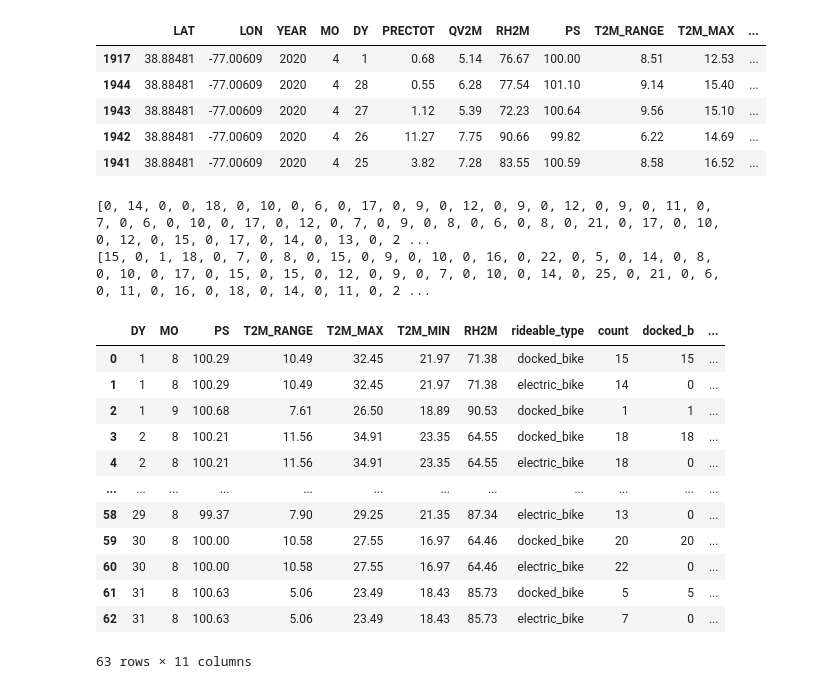
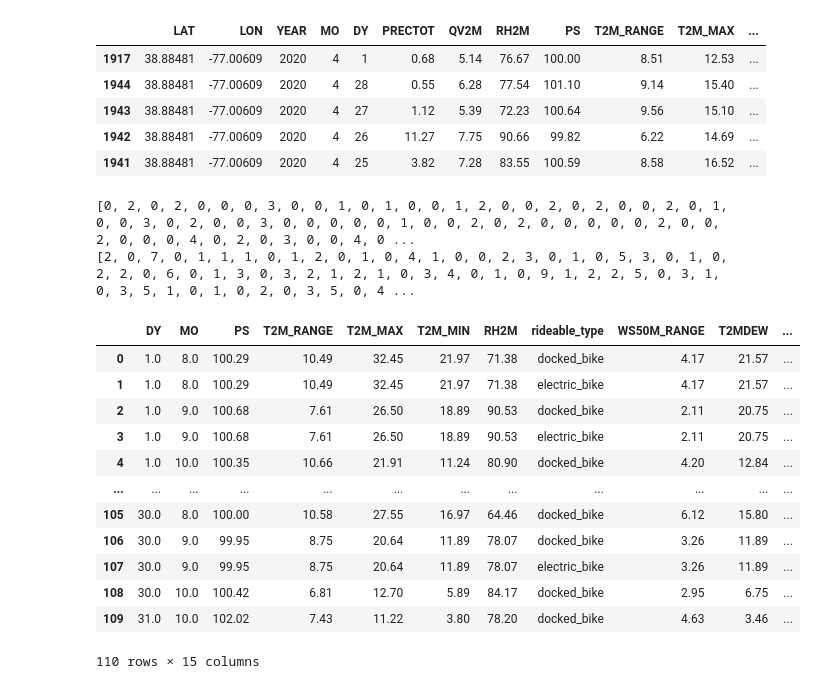
Before and after one commit to Akanksha0215/mywork, a Jupyter notebook: pro(3)_(2) (1).ipynb, the cells around one changed output. Drawn from its saved outputs; the diff is of its cells as text; code cells hidden in the pictures.

```diff
--- a/pro(3)_(2) (1).ipynb
+++ b/pro(3)_(2) (1).ipynb
@@ -673,0 +53,6 @@ df
+# %%
+s1 = df.query('start_station_id == 31100')
+s1 = s1.sort_values(by=['DY'])
+s1 = pd.DataFrame(s1)
+s1 = s1.reset_index()
+s1.head()
@@ -674,4 +66,4 @@ df
 # %%
-result = pd.merge(df, temp, how='left', on=['DY', 'MO','YEAR'])
+result = pd.merge(s1, temp, how='left', on=['DY', 'MO','YEAR'])
 result
 # %% [output]
@@ -691,4 +82,0 @@ result
-# %%
-s1 = result.query('start_station_id == 31131')
-s1 = s1.sort_values(by=['DY'])
-s1.head()
@@ -702,4 +82,0 @@ s1.head()
-# %%
-s1 = result.query('start_station_id == 31131')
-s1 = s1.sort_values(by=['DY'])
-s1.head()
@@ -727,37 +110,40 @@ s4.head()
 | 1942 | 38.88481 | -77.00609 | 2020 | 4 | 26 | 11.27 | 7.75 | 90.66 | 99.82 | 6.22 | 14.69 | ... |
 | 1941 | 38.88481 | -77.00609 | 2020 | 4 | 25 | 3.82 | 7.28 | 83.55 | 100.59 | 8.58 | 16.52 | ... |
 # %%
-sa =s1.groupby(["DY","MO","PS","T2M_RANGE","T2M_MAX","T2M_MIN","RH2M","rideable_type"]).size()
+sa =result.groupby(["DY","MO","PS","T2M_RANGE","T2M_MAX","T2M_MIN","RH2M","rideable_type","WS50M_RANGE","T2MDEW","T2M","QV2M"]).size()
 s5 = []
 s6 = []
 sa = pd.DataFrame(sa,columns=['count'])
 modified = sa.reset_index()
 a = 0
 for i in range(len(modified)):
   if(modified['rideable_type'][i] == 'docked_bike'):
     s5.append(modified['count'][i])
     s6.append(a)
   else:
     s6.append(modified['count'][i])
     s5.append(a)
 print(s6)
 print(s5)
+sb = s1[['DY','MO','time_to_travel']]
 modified['docked_b'] = s5
 modified['electric_b'] = s6
+#modified = pd.merge(modified, sb, how="left", on=["DY", "MO"])
+#sb
 modified
 # %% [output]
-[0, 14, 0, 0, 18, 0, 10, 0, 6, 0, 17, 0, 9, 0, 12, 0, 9, 0, 12, 0, 9, 0, 11, 0, 7, 0, 6, 0, 10, 0, 17, 0, 12, 0, 7, 0, 9, 0, 8, 0, 6, 0, 8, 0, 21, 0, 17, 0, 10, 0, 12, 0, 15, 0, 17, 0, 14, 0, 13, 0, 2 ...
-[15, 0, 1, 18, 0, 7, 0, 8, 0, 15, 0, 9, 0, 10, 0, 16, 0, 22, 0, 5, 0, 14, 0, 8, 0, 10, 0, 17, 0, 15, 0, 15, 0, 12, 0, 9, 0, 7, 0, 10, 0, 14, 0, 25, 0, 21, 0, 6, 0, 11, 0, 16, 0, 18, 0, 14, 0, 11, 0, 2 ...
+[0, 2, 0, 2, 0, 0, 0, 3, 0, 0, 1, 0, 1, 0, 0, 1, 2, 0, 0, 2, 0, 2, 0, 0, 2, 0, 1, 0, 0, 3, 0, 2, 0, 0, 3, 0, 0, 0, 0, 0, 1, 0, 0, 2, 0, 2, 0, 0, 0, 0, 0, 2, 0, 0, 2, 0, 0, 0, 4, 0, 2, 0, 3, 0, 0, 4, 0 ...
+[2, 0, 7, 0, 1, 1, 1, 0, 1, 2, 0, 1, 0, 4, 1, 0, 0, 2, 3, 0, 1, 0, 5, 3, 0, 1, 0, 2, 2, 0, 6, 0, 1, 3, 0, 3, 2, 1, 2, 1, 0, 3, 4, 0, 1, 0, 9, 1, 2, 2, 5, 0, 3, 1, 0, 3, 5, 1, 0, 1, 0, 2, 0, 3, 5, 0, 4 ...
-|  | DY | MO | PS | T2M_RANGE | T2M_MAX | T2M_MIN | RH2M | rideable_type | count | docked_b | ... |
-| 0 | 1 | 8 | 100.29 | 10.49 | 32.45 | 21.97 | 71.38 | docked_bike | 15 | 15 | ... |
-| 1 | 1 | 8 | 100.29 | 10.49 | 32.45 | 21.97 | 71.38 | electric_bike | 14 | 0 | ... |
-| 2 | 1 | 9 | 100.68 | 7.61 | 26.50 | 18.89 | 90.53 | docked_bike | 1 | 1 | ... |
-| 3 | 2 | 8 | 100.21 | 11.56 | 34.91 | 23.35 | 64.55 | docked_bike | 18 | 18 | ... |
-| 4 | 2 | 8 | 100.21 | 11.56 | 34.91 | 23.35 | 64.55 | electric_bike | 18 | 0 | ... |
+|  | DY | MO | PS | T2M_RANGE | T2M_MAX | T2M_MIN | RH2M | rideable_type | WS50M_RANGE | T2MDEW | ... |
+| 0 | 1.0 | 8.0 | 100.29 | 10.49 | 32.45 | 21.97 | 71.38 | docked_bike | 4.17 | 21.57 | ... |
+| 1 | 1.0 | 8.0 | 100.29 | 10.49 | 32.45 | 21.97 | 71.38 | electric_bike | 4.17 | 21.57 | ... |
+| 2 | 1.0 | 9.0 | 100.68 | 7.61 | 26.50 | 18.89 | 90.53 | docked_bike | 2.11 | 20.75 | ... |
+| 3 | 1.0 | 9.0 | 100.68 | 7.61 | 26.50 | 18.89 | 90.53 | electric_bike | 2.11 | 20.75 | ... |
+| 4 | 1.0 | 10.0 | 100.35 | 10.66 | 21.91 | 11.24 | 80.90 | docked_bike | 4.20 | 12.84 | ... |
 | ... | ... | ... | ... | ... | ... | ... | ... | ... | ... | ... | ... |
-| 58 | 29 | 8 | 99.37 | 7.90 | 29.25 | 21.35 | 87.34 | electric_bike | 13 | 0 | ... |
-| 59 | 30 | 8 | 100.00 | 10.58 | 27.55 | 16.97 | 64.46 | docked_bike | 20 | 20 | ... |
-| 60 | 30 | 8 | 100.00 | 10.58 | 27.55 | 16.97 | 64.46 | electric_bike | 22 | 0 | ... |
-| 61 | 31 | 8 | 100.63 | 5.06 | 23.49 | 18.43 | 85.73 | docked_bike | 5 | 5 | ... |
-| 62 | 31 | 8 | 100.63 | 5.06 | 23.49 | 18.43 | 85.73 | electric_bike | 7 | 0 | ... |
+| 105 | 30.0 | 8.0 | 100.00 | 10.58 | 27.55 | 16.97 | 64.46 | docked_bike | 6.12 | 15.80 | ... |
+| 106 | 30.0 | 9.0 | 99.95 | 8.75 | 20.64 | 11.89 | 78.07 | docked_bike | 3.26 | 11.89 | ... |
+| 107 | 30.0 | 9.0 | 99.95 | 8.75 | 20.64 | 11.89 | 78.07 | electric_bike | 3.26 | 11.89 | ... |
+| 108 | 30.0 | 10.0 | 100.42 | 6.81 | 12.70 | 5.89 | 84.17 | docked_bike | 2.95 | 6.75 | ... |
+| 109 | 31.0 | 10.0 | 102.02 | 7.43 | 11.22 | 3.80 | 78.20 | docked_bike | 4.63 | 3.46 | ... |
-63 rows × 11 columns
+110 rows × 15 columns
```
Also changed, not shown: parts of 140 cells of this notebook.
